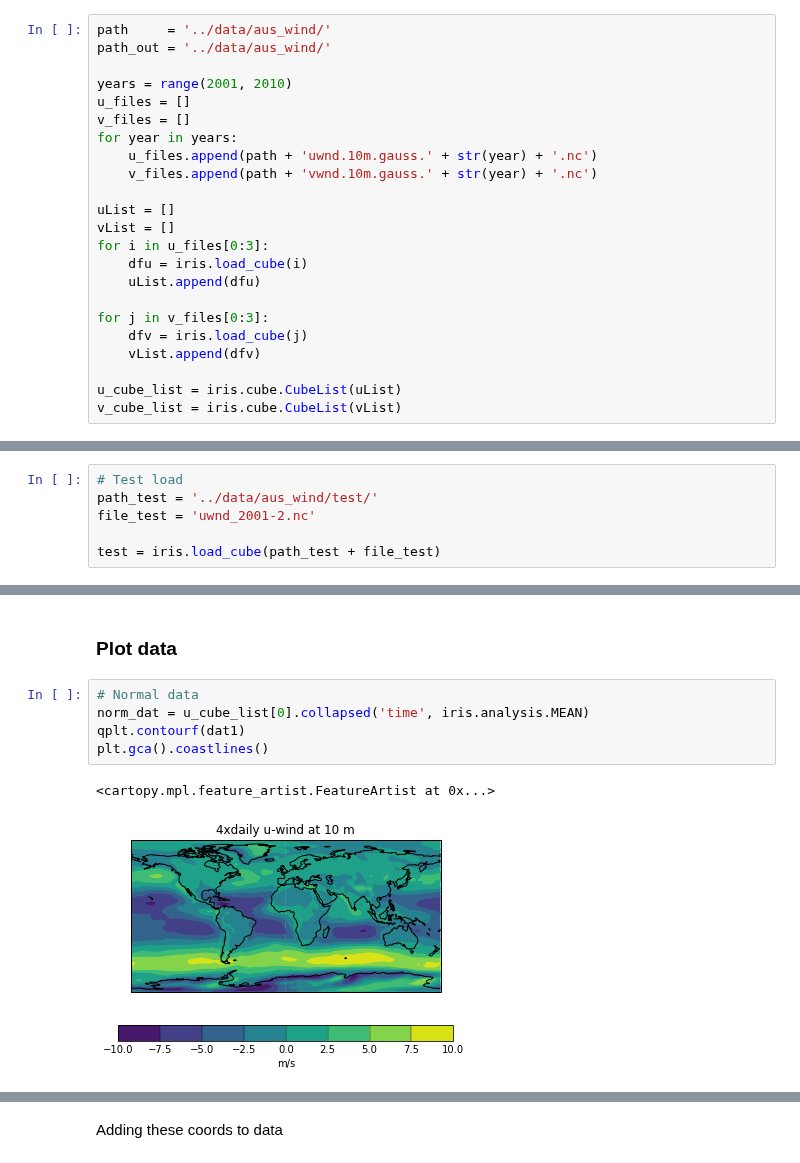
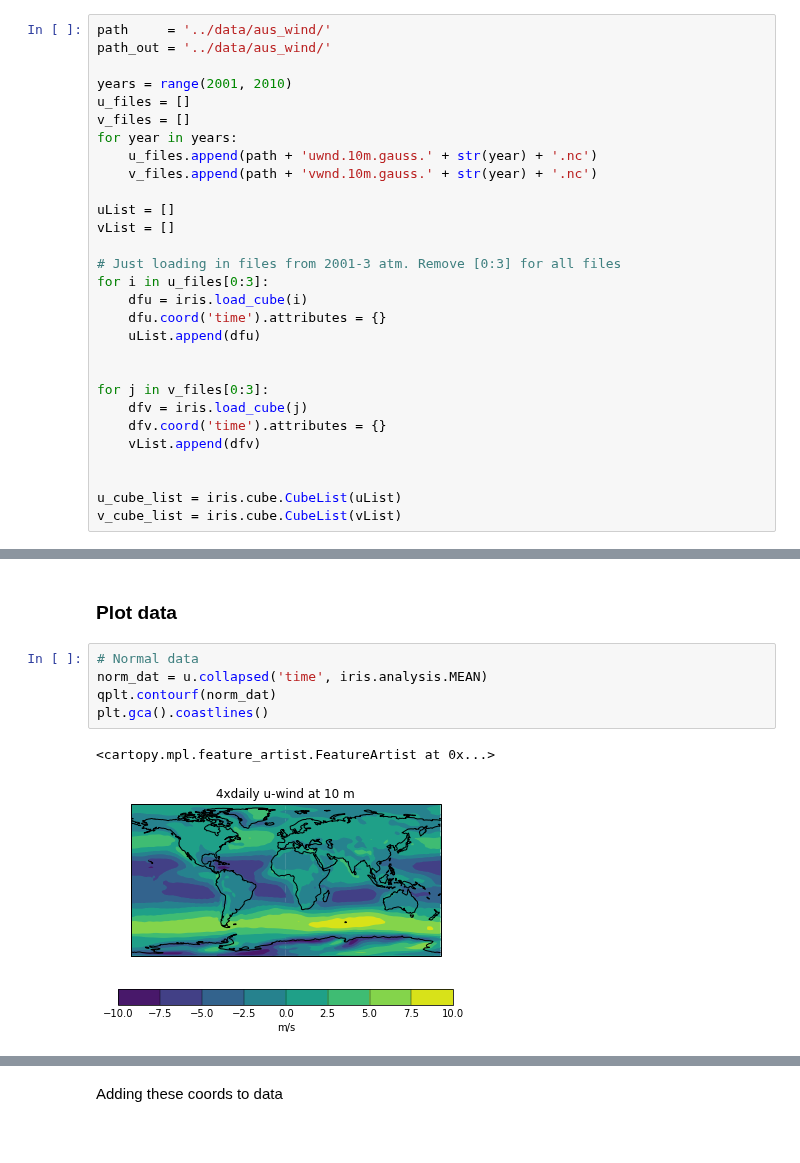
Before and after one commit to douglask3/amazon_fires, a Jupyter notebook: make_inputs/u_wind_testing.ipynb, the cells around one changed output, grey strips where cells are left out. Drawn from its saved outputs; the diff is of its cells as text.

```diff
--- a/make_inputs/u_wind_testing.ipynb
+++ b/make_inputs/u_wind_testing.ipynb
@@ -46,13 +43,19 @@ for year in years:
 
 uList = []
 vList = []
+
+# Just loading in files from 2001-3 atm. Remove [0:3] for all files
 for i in u_files[0:3]:
     dfu = iris.load_cube(i)
+    dfu.coord('time').attributes = {}
     uList.append(dfu)
+
 
 for j in v_files[0:3]:
     dfv = iris.load_cube(j)
+    dfv.coord('time').attributes = {}
     vList.append(dfv)
+
 
 u_cube_list = iris.cube.CubeList(uList)
 v_cube_list = iris.cube.CubeList(vList)
@@ -62,9 +65,3 @@ path_mask = '../data/climate/'
 file_mask = 'climate_mask.nc'
 
 mask = iris.load_cube(path_mask + file_mask)
-# %%
-# Test load
-path_test = '../data/aus_wind/test/'
-file_test = 'uwnd_2001-2.nc'
-
-test = iris.load_cube(path_test + file_test)
@@ -72,9 +96,9 @@ test = iris.load_cube(path_test + file_test)
 ### Plot data
 # %%
 # Normal data
-norm_dat = u_cube_list[0].collapsed('time', iris.analysis.MEAN)
-qplt.contourf(dat1)
+norm_dat = u.collapsed('time', iris.analysis.MEAN)
+qplt.contourf(norm_dat)
 plt.gca().coastlines()
 # %% [output]
 <cartopy.mpl.feature_artist.FeatureArtist at 0x...>
-[figure, old version]
+[figure, new version]
```
Also changed, not shown: parts of 9 cells of this notebook, 1 other file.
